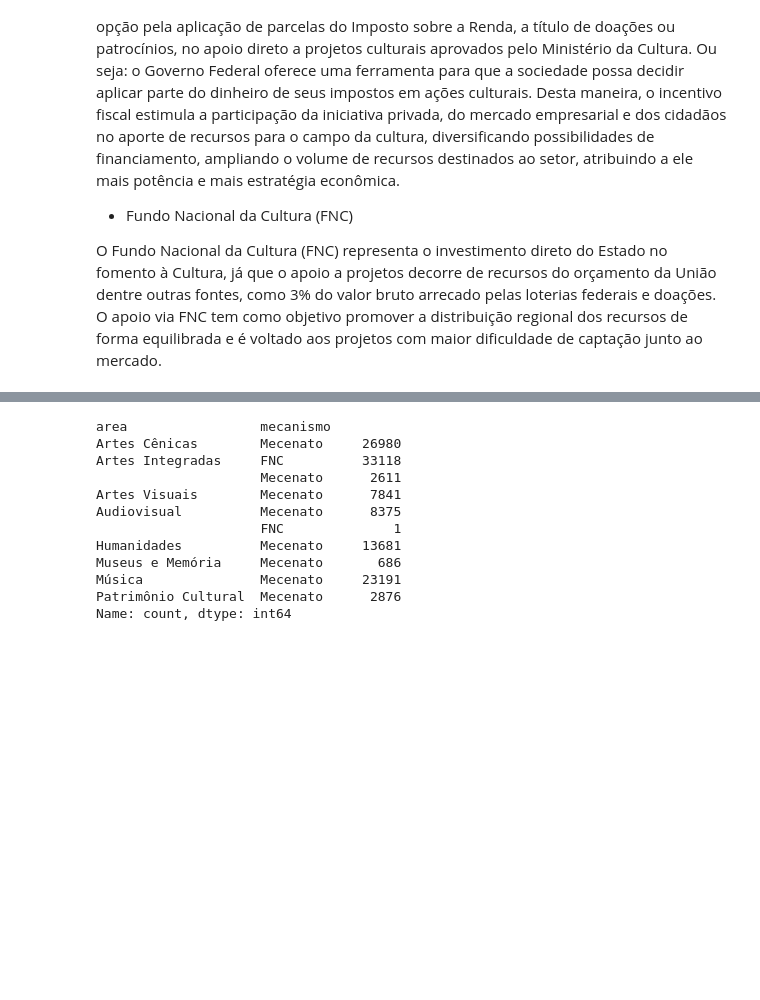
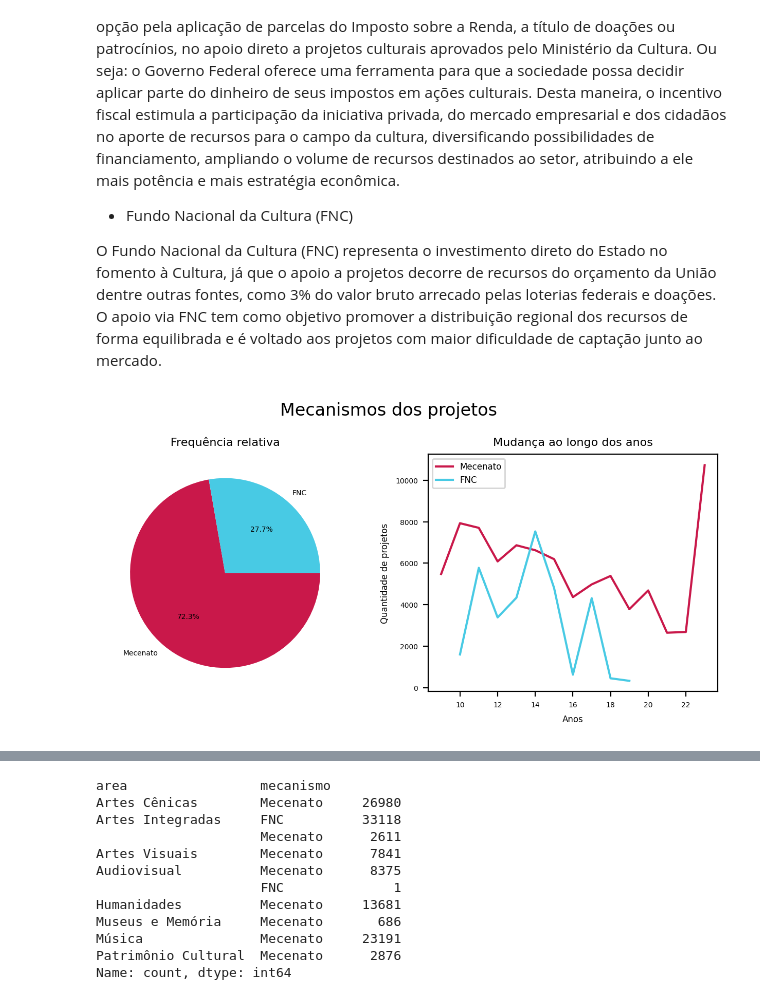
Before and after one commit to lorenaaxbastos/santander-coders-projects, a Jupyter notebook: Unit 2 - Programming Techniques I (PY)/Projeto EDA - Análise do Dataset da Lei Rouanet.ipynb, the cells around one changed output, grey strips where cells are left out. Saved outputs shown, nothing was run; the diff lists cells and outputs as text; code cells hidden in the pictures; blank space fills up the shorter version.

Commit message:
feat plot graphs for 'mecanismos' (pie chart and timeseries)

```diff
--- a/Unit 2 - Programming Techniques I (PY)/Projeto EDA - Análise do Dataset da Lei Rouanet.ipynb
+++ b/Unit 2 - Programming Techniques I (PY)/Projeto EDA - Análise do Dataset da Lei Rouanet.ipynb
@@ -420,3 +419,36 @@ O incentivo é um mecanismo em que a União faculta às pessoas físicas ou jur
 - Fundo Nacional da Cultura (FNC)
 
 O Fundo Nacional da Cultura (FNC) representa o investimento direto do Estado no fomento à Cultura, já que o apoio a projetos decorre de recursos do orçamento da União dentre outras fontes, como 3% do valor bruto arrecado pelas loterias federais e doações. O apoio via FNC tem como objetivo promover a distribuição regional dos recursos de forma equilibrada e é voltado aos projetos com maior dificuldade de captação junto ao mercado.
+# %%
+mecanismos = projetos["mecanismo"].value_counts(normalize=True) * 100
+mecenato_por_anos = projetos[projetos["mecanismo"] == "Mecenato"]["ano_projeto"].value_counts().sort_index()
+fnc_por_anos = projetos[projetos["mecanismo"] == "FNC"]["ano_projeto"].value_counts().sort_index()
+# %%
+cores = ["#c9184a", "#48cae4"]
+
+plt.rcParams.update({"font.size": 5})
+
+fig, (ax1, ax2) = plt.subplots(nrows=1, ncols=2, figsize=(8, 3), dpi=200)
+
+plt.suptitle("Mecanismos dos projetos", fontsize=12, y=1.05)
+
+ax1.set_title("Frequência relativa", fontsize=8)
+ax1.pie(
+    mecanismos,
+    labels=mecanismos.index,
+    colors=cores,
+    autopct="%1.1f%%",
+    counterclock=False
+)
+
+ax2.set_title("Mudança ao longo dos anos", fontsize=8)
+ax2.plot(
+    mecenato_por_anos.index[:-1], mecenato_por_anos[:-1], cores[0],
+    fnc_por_anos.index, fnc_por_anos, cores[1]
+)
+
+ax2.legend(["Mecenato", "FNC"], fontsize=6)
+plt.xlabel("Anos", fontsize=6)
+plt.ylabel("Quantidade de projetos", fontsize=6);
+# %% [output]
+[figure, added]
```
Also changed, not shown: parts of 15 cells of this notebook.
